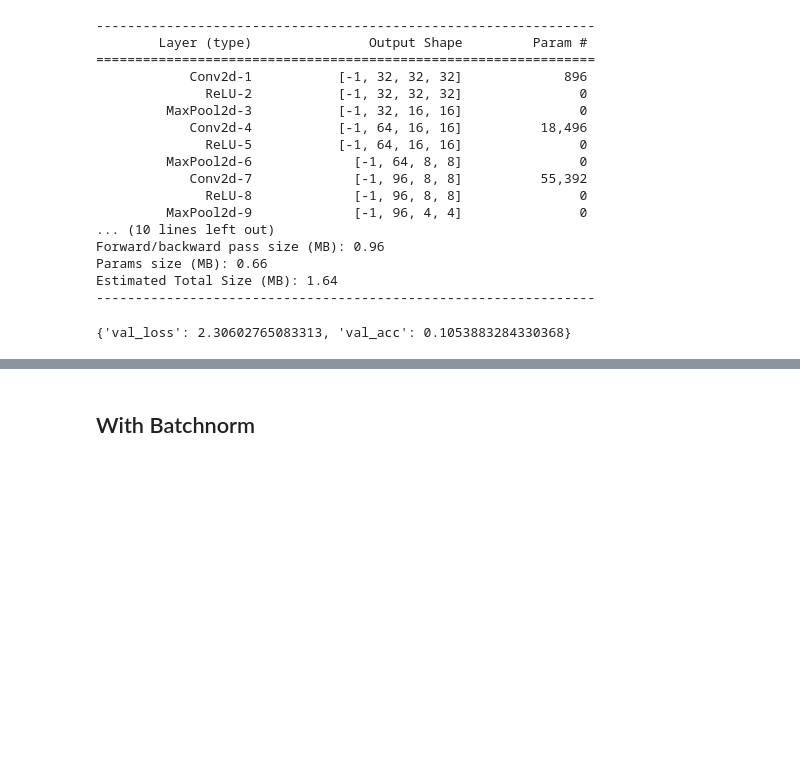
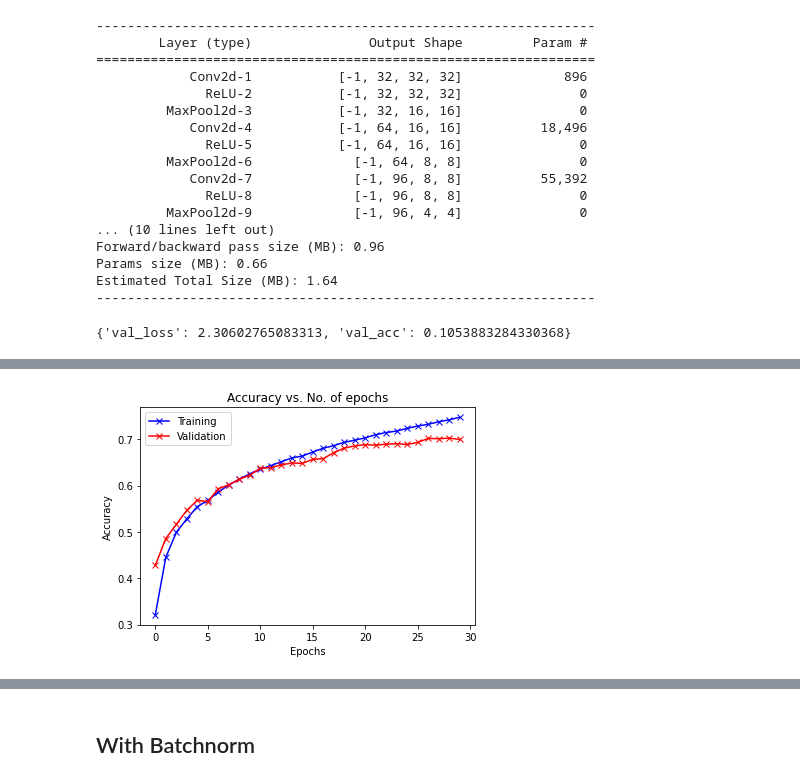
Before and after one commit to Satpat/Convulated-CIFAR10, a Jupyter notebook: code.ipynb, the cells around one changed output, grey strips where cells are left out. Saved outputs shown, nothing was run; the diff lists cells and outputs as text; code cells hidden in the pictures; blank space fills up the shorter version.

```diff
--- a/code.ipynb
+++ b/code.ipynb
@@ -341,0 +387,7 @@ plot_losses(history)
+# %%
+base3 = to_device(CNN_base(), device)
+summary(base3, (3, 32, 32))
+
+num_epochs = 30
+opt_func = torch.optim.Adam
+lr = 0.0001
@@ -341,0 +412,3 @@ plot_losses(history)
+# %%
+%%time
+history_base3 = fit(num_epochs, lr, base3, train_dl, val_dl, opt_func)
@@ -341,0 +433,4 @@ plot_losses(history)
+# %%
+plot_accuracies(history_base3)
+# %% [output]
+[figure, added]
```
Also changed, not shown: parts of 40 cells of this notebook.
